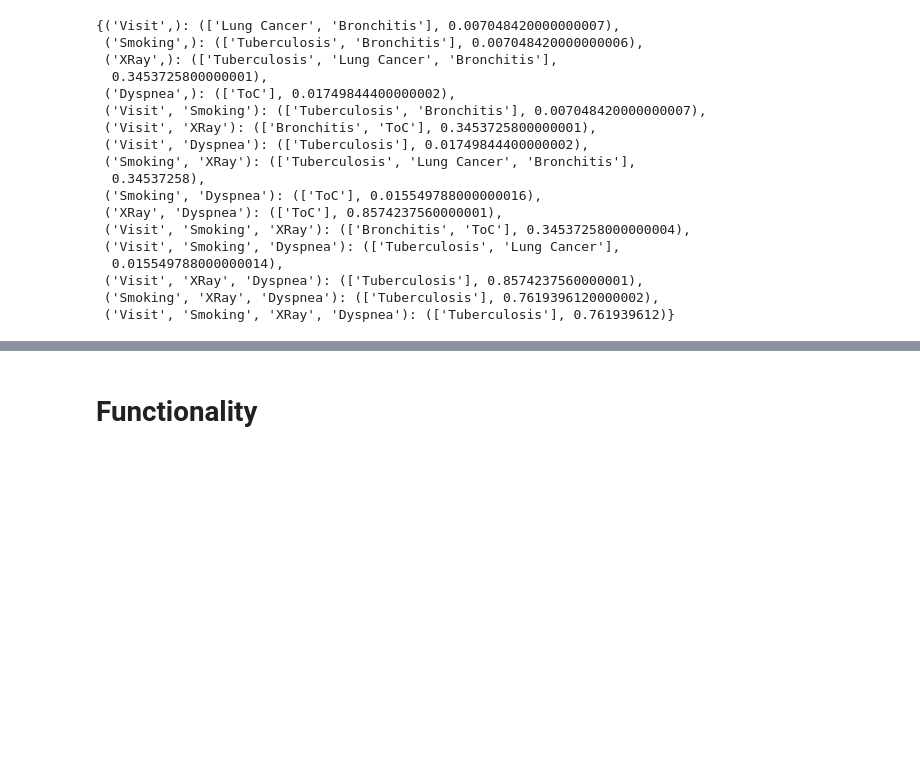
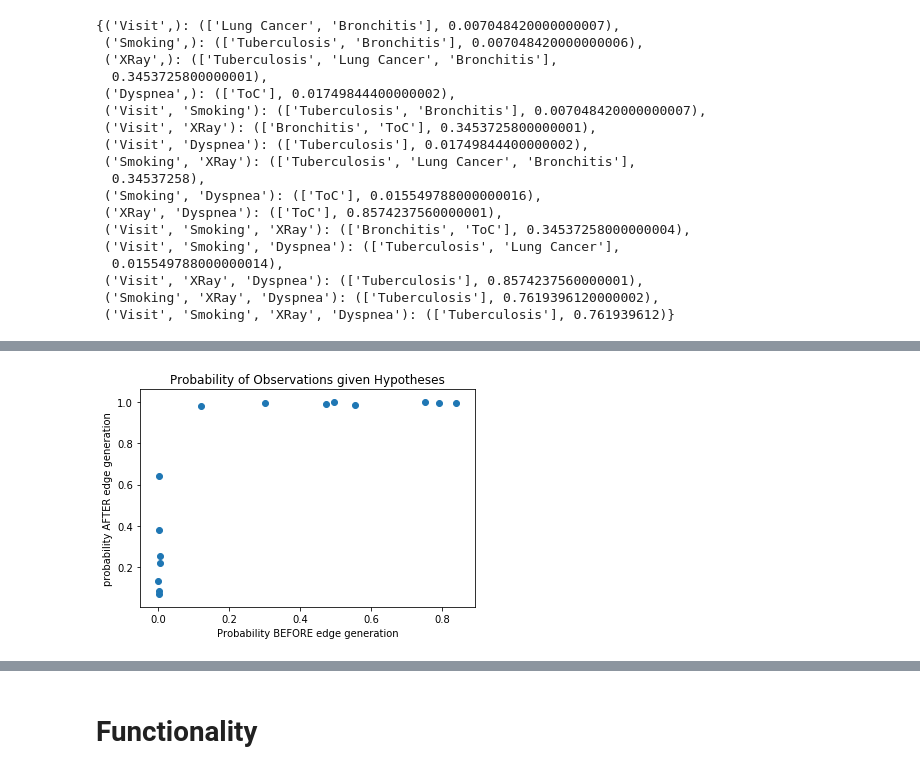
Before and after one commit to nico-espinosadice/abductive-theory, a Jupyter notebook: hyp-gen-asia-edge generation.ipynb, the cells around one changed output, grey strips where cells are left out. Drawn from its saved outputs; the diff is of its cells as text; code cells hidden in the pictures; blank space fills up the shorter version.

Commit message:
edge generation asia graph

```diff
--- a/hyp-gen-asia-edge generation.ipynb
+++ b/hyp-gen-asia-edge generation.ipynb
@@ -497,0 +504,10 @@ df2
+# %%
+# bar chart to probabilities of best explanations before and after generating edges
+plt.scatter([v[1] for v in list(fbe1.values())], [v[1] for v in list(fbe1_new.values())])
+plt.ylabel('probability AFTER edge generation')
+plt.xlabel('Probability BEFORE edge generation')
+plt.title('Probability of Observations given Hypotheses')
+plt.show()
+plt.close()
+# %% [output]
+[figure, added]
```
Also changed, not shown: parts of 6 cells of this notebook.
